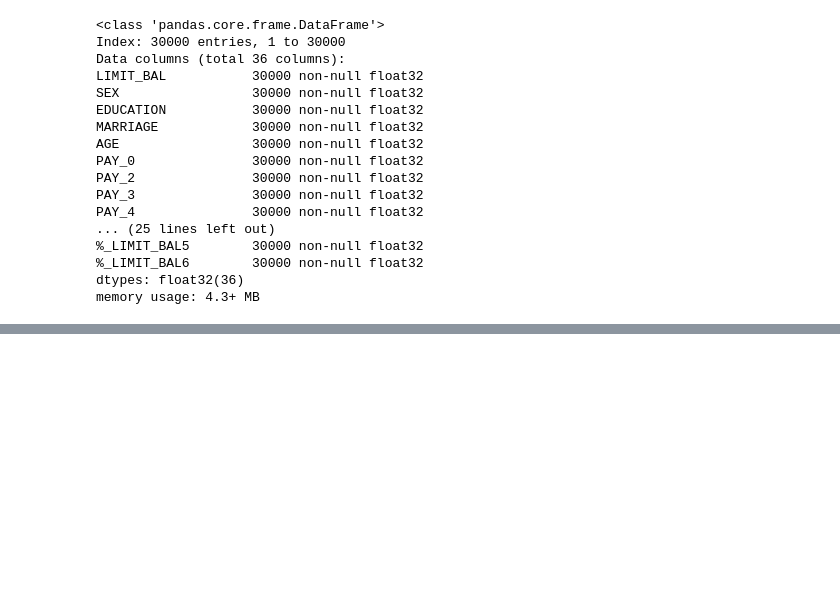
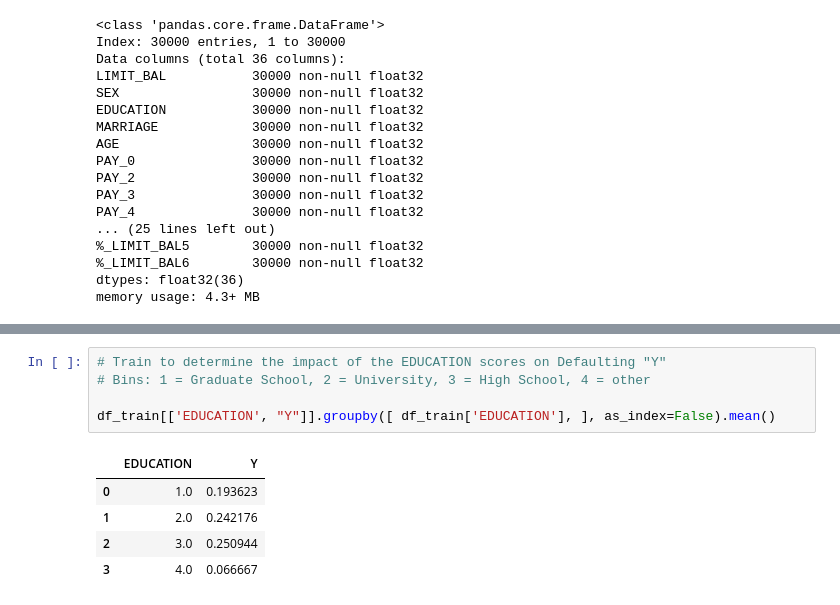
Before and after one commit to BA545-SP2019/2019-competition2-3-musketeers, a Jupyter notebook: Stuart/K_Means-Stuart.ipynb, the cells around one changed output, grey strips where cells are left out. Cells and saved outputs as stored; diff of their text form; blank space fills up the shorter version.

Commit message:
pushing current k-Means

```diff
--- a/Stuart/K_Means-Stuart.ipynb
+++ b/Stuart/K_Means-Stuart.ipynb
@@ -244,0 +296,11 @@ print(df_train.columns.values)
+# %%
+# Train to determine the impact of the EDUCATION scores on Defaulting "Y"
+# Bins: 1 = Graduate School, 2 = University, 3 = High School, 4 = other
+
+df_train[['EDUCATION', "Y"]].groupby([ df_train['EDUCATION'], ], as_index=False).mean()
+# %% [output]
+|  | EDUCATION | Y |
+| 0 | 1.0 | 0.193623 |
+| 1 | 2.0 | 0.242176 |
+| 2 | 3.0 | 0.250944 |
+| 3 | 4.0 | 0.066667 |
```
Also changed, not shown: parts of 21 cells of this notebook.
